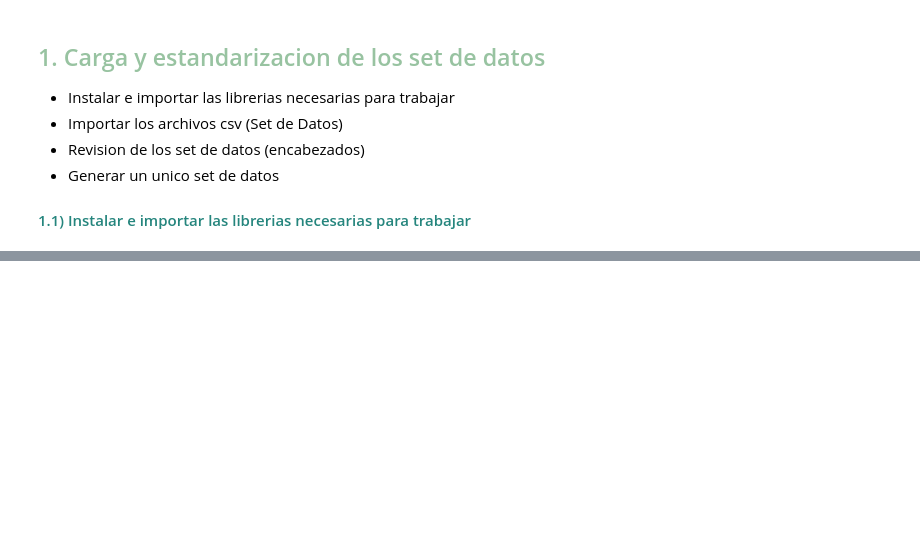
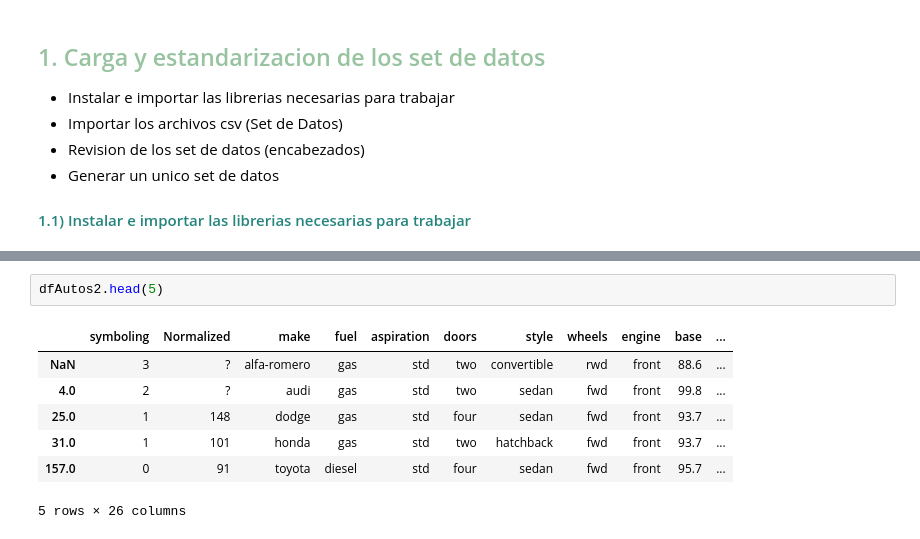
Before and after one commit to karina-salazar12/Analisis-Datos, a Jupyter notebook: EDA_CARROS.ipynb, the cells around one changed output, grey strips where cells are left out. Cells and saved outputs as stored; diff of their text form; blank space fills up the shorter version.

```diff
--- a/EDA_CARROS.ipynb
+++ b/EDA_CARROS.ipynb
@@ -29,0 +71,10 @@
+# %%
+dfAutos2.head(5)
+# %% [output]
+|  | symboling | Normalized | make | fuel | aspiration | doors | style | wheels | engine | base | ... |
+| NaN | 3 | ? | alfa-romero | gas | std | two | convertible | rwd | front | 88.6 | ... |
+| 4.0 | 2 | ? | audi | gas | std | two | sedan | fwd | front | 99.8 | ... |
+| 25.0 | 1 | 148 | dodge | gas | std | four | sedan | fwd | front | 93.7 | ... |
+| 31.0 | 1 | 101 | honda | gas | std | two | hatchback | fwd | front | 93.7 | ... |
+| 157.0 | 0 | 91 | toyota | diesel | std | four | sedan | fwd | front | 95.7 | ... |
+5 rows × 26 columns
```
Also changed, not shown: parts of 22 cells of this notebook.
